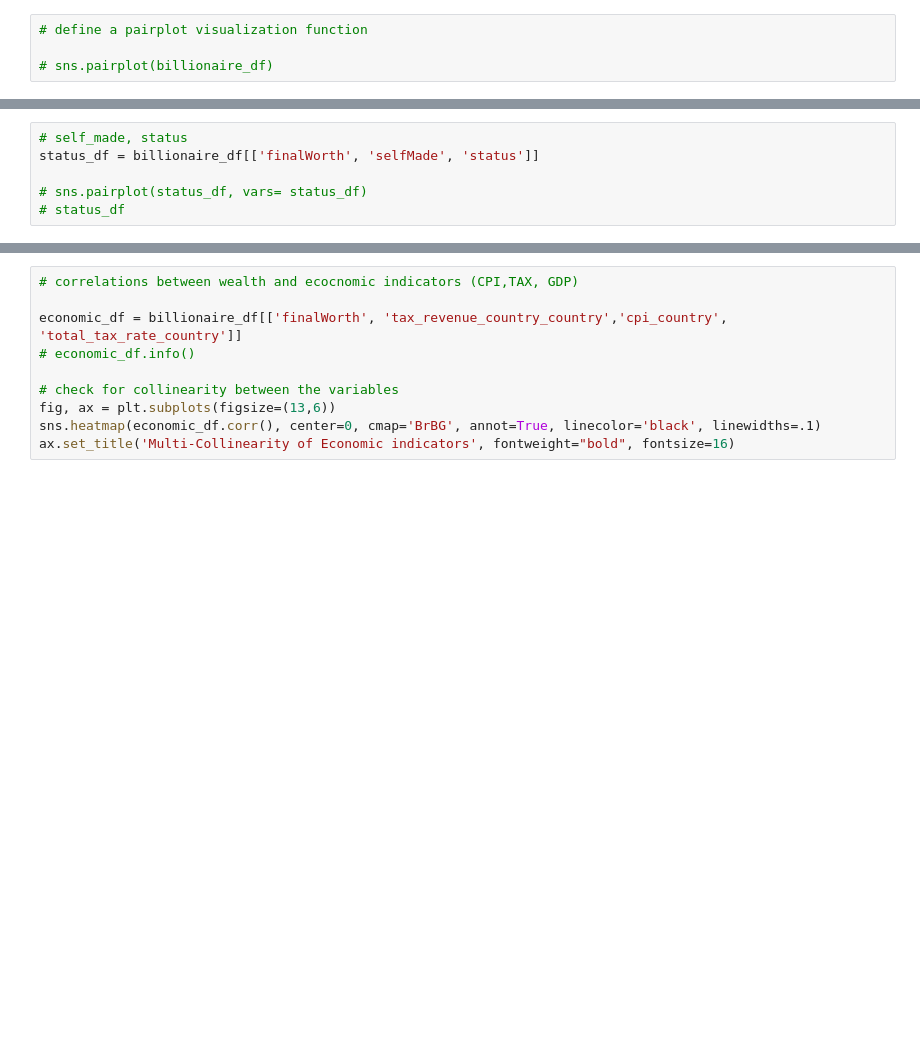
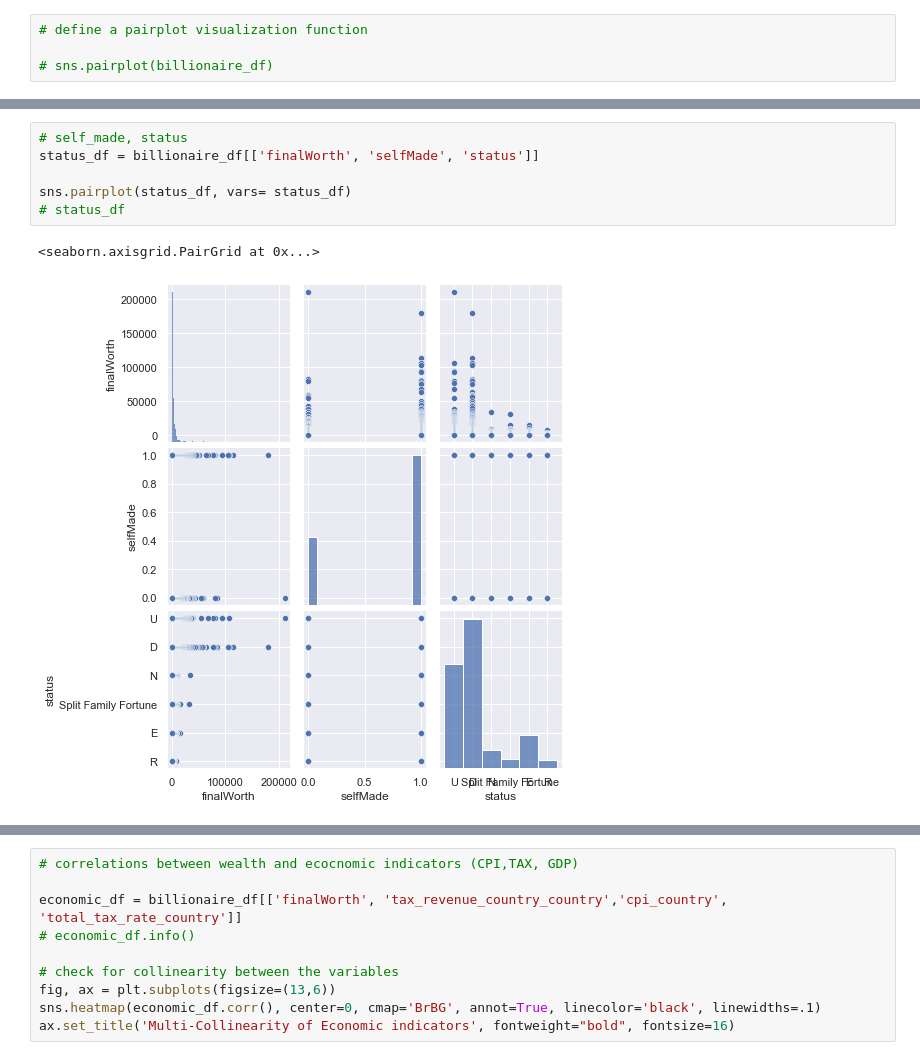
Before and after one commit to Lesley-w19/Phase3-Project, a Jupyter notebook: index.ipynb, the cells around one changed output, grey strips where cells are left out. Drawn from its saved outputs; the diff is of its cells as text; blank space fills up the shorter version.

```diff
--- a/index.ipynb
+++ b/index.ipynb
@@ -461,9 +476,12 @@ demo_df = billionaire_df[['finalWorth','age', 'gender', 'population_country']]
 # %%
 # self_made, status
 status_df = billionaire_df[['finalWorth', 'selfMade', 'status']]
 
-# sns.pairplot(status_df, vars= status_df)
+sns.pairplot(status_df, vars= status_df)
 # status_df
+# %% [output]
+<seaborn.axisgrid.PairGrid at 0x...>
+[figure, added]
 # %%
 fig, ax = plt.subplots(figsize=(13,6))
 sns.heatmap(billionaire_df.corr(), center=0, cmap='Blues', linecolor='white', linewidths=.1, cbar=True)
```
Also changed, not shown: parts of 20 cells of this notebook.
